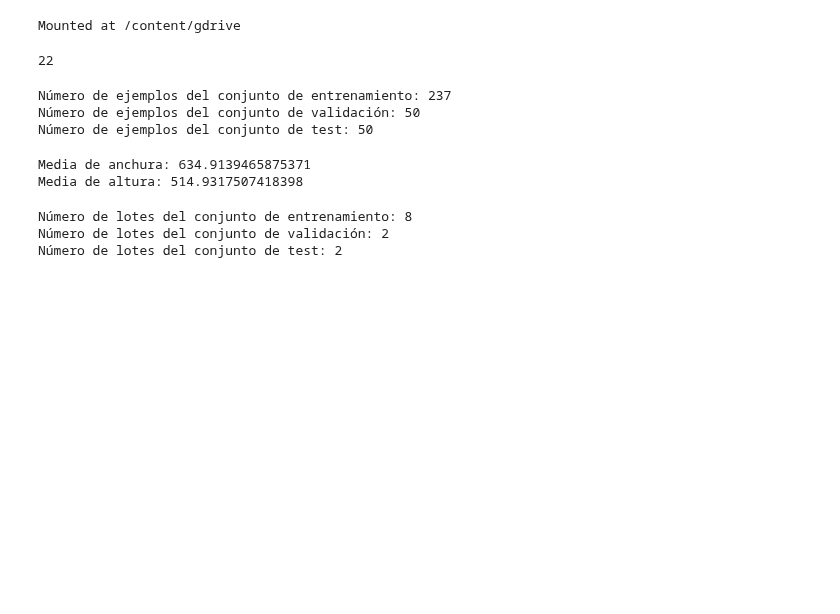
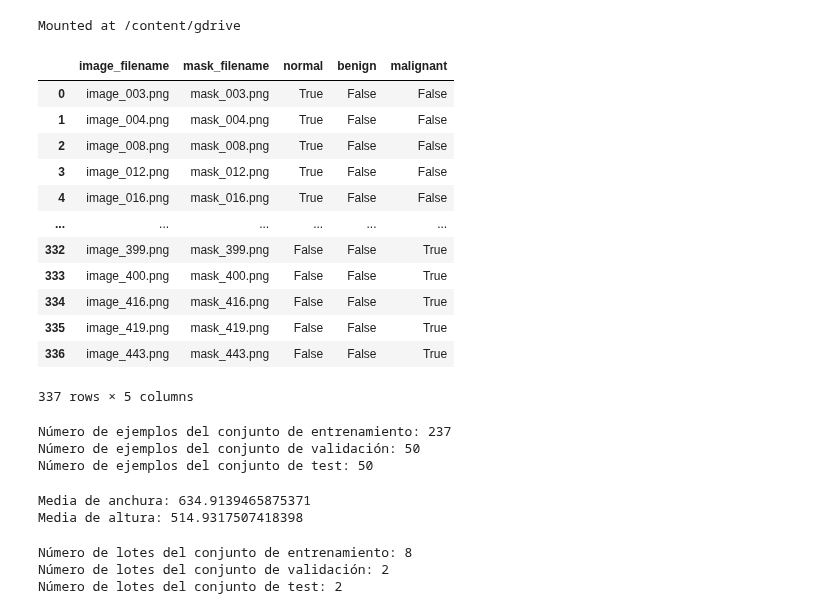
Before and after one commit to 288756/VisArtificial, a Jupyter notebook: Miniproyecto.ipynb, the cells around one changed output. Cells and saved outputs as stored; diff of their text form; code cells hidden in the pictures; blank space fills up the shorter version.

```diff
--- a/Miniproyecto.ipynb
+++ b/Miniproyecto.ipynb
@@ -11,37 +11,50 @@ drive.mount('/content/gdrive')
 Mounted at /content/gdrive
 # %%
 from sklearn.preprocessing import LabelEncoder
+import os
+import pandas as pd
 
 # Especificar las rutas al directorio con las imágenes y al fichero con las etiquetas
-data_path = '/content/'
-imgtrain_dir = data_path + "train/images/"
-imgtrainmask_dir = data_path + "train/masks/"
-csvtrain_file = data_path + "train.csv"
+imgtrain_dir = "/content/train/images"
+imgtrainmask_dir = "/content/train/masks"
+csvtrain_file = "/content/train.csv"
 
-imgtest_dir = data_path + "test/images/"
-csvtest_file = data_path + "test.csv"
+imgtest_dir = "/content/train.csv"
+csvtest_file = "/content/test.csv"
 # Leer el fichero CSV con las etiquetas
+dftrain = pd.read_csv(csvtrain_file, dtype={"class": "category"})
+dftest = pd.read_csv(csvtest_file, dtype={"class": "category"})
 
-dftrain = pd.read_csv(csvtrain_file, dtype = {"class": "category"})
-dftest = pd.read_csv(csvtest_file, dtype = {"class": "category"})
+# Agregar la columna 'mask_filename' al DataFrame dftrain
+dftrain['mask_filename'] = dftrain['image_filename'].str.replace('image', 'mask')
 
 # Codificar las etiquetas utilizando LabelEncoder
 label_encoder = LabelEncoder()
 dftrain['class_encoded'] = label_encoder.fit_transform(dftrain['class'])
 
 # Convertir las etiquetas codificadas en un vector one-hot
 class_one_hot = pd.get_dummies(dftrain['class_encoded'], prefix='class')
 
 # Renombrar las columnas del vector one-hot
 class_one_hot.columns = ['normal', 'benign', 'malignant']
 
-# Concatenar el DataFrame original con las etiquetas one-hot
-df = pd.concat([dftrain[['image_filename']], class_one_hot], axis=1)
-
-# Imprimir las primeras filas del DataFrame para verificar
-print(len(imgtrain_dir))
+# Concatenar el DataFrame original con las etiquetas one-hot y la columna 'mask_filename'
+df = pd.concat([dftrain[['image_filename', 'mask_filename']], class_one_hot], axis=1)
+df
 # %% [output]
+|  | image_filename | mask_filename | normal | benign | malignant |
+| 0 | image_003.png | mask_003.png | True | False | False |
+| 1 | image_004.png | mask_004.png | True | False | False |
+| 2 | image_008.png | mask_008.png | True | False | False |
+| 3 | image_012.png | mask_012.png | True | False | False |
+| 4 | image_016.png | mask_016.png | True | False | False |
+| ... | ... | ... | ... | ... | ... |
+| 332 | image_399.png | mask_399.png | False | False | True |
+| 333 | image_400.png | mask_400.png | False | False | True |
+| 334 | image_416.png | mask_416.png | False | False | True |
+| 335 | image_419.png | mask_419.png | False | False | True |
+| 336 | image_443.png | mask_443.png | False | False | True |
-22
+337 rows × 5 columns
 # %%
 # Dividir el conjunto en entrenamiento, validación y test (70:15:15)
 val_size = int(len(df) * 0.15)
```
Also changed, not shown: parts of 6 cells of this notebook.
